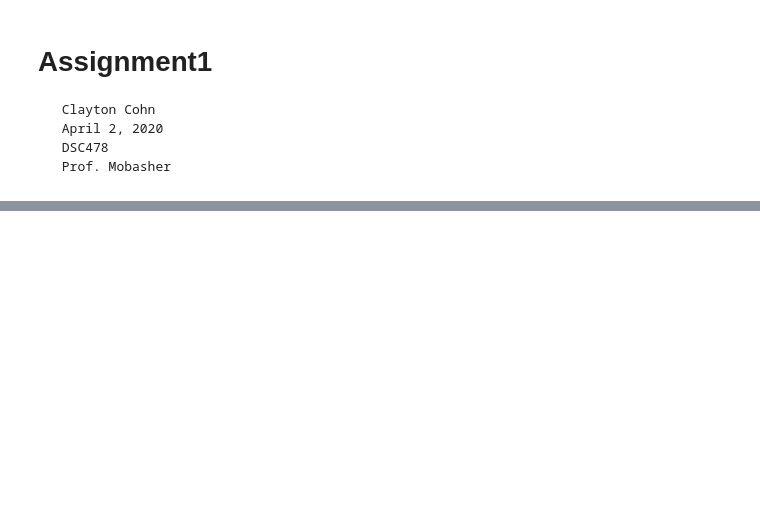
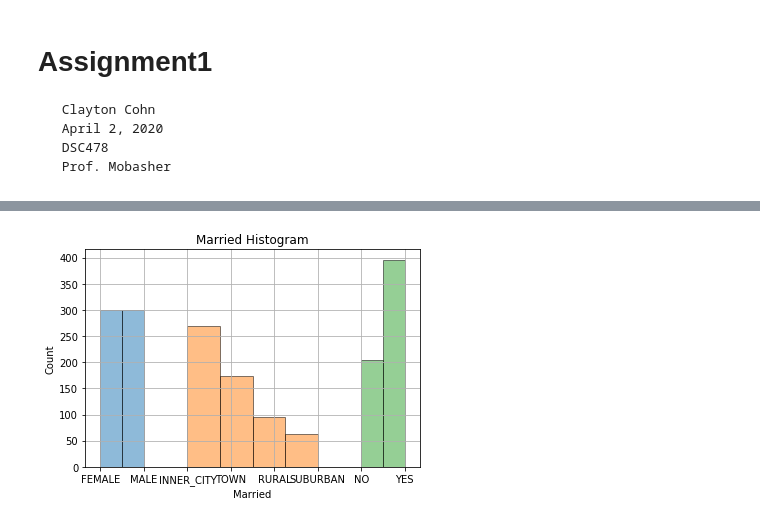
Before and after one commit to claytoncohn/DSC478, a Jupyter notebook: Jupyter/Assignment1.ipynb, the cells around one changed output, grey strips where cells are left out. Drawn from its saved outputs; the diff is of its cells as text; code cells hidden in the pictures; blank space fills up the shorter version.

```diff
--- a/Jupyter/Assignment1.ipynb
+++ b/Jupyter/Assignment1.ipynb
@@ -32,0 +14,2 @@ df.sample(10)
+# %%
+df = pd.read_csv(DATA_PATH, delimiter=',')
@@ -32,0 +80,23 @@ df.sample(10)
+# %%
+# categorical attributes - gender
+hist_gender =plt.hist(df["gender"], bins=2, alpha=0.5, histtype='bar', ec='black')
+plt.xlabel('Gender')
+plt.ylabel('Count')
+plt.title('Gender Histogram')
+plt.grid(True)
+
+# categorical attributes - region
+plt.hist(df["region"], bins=4, alpha=0.5, histtype='bar', ec='black')
+plt.xlabel('Region')
+plt.ylabel('Count')
+plt.title('Region Histogram')
+plt.grid(True)
+
+# categorical attributes - married
+plt.hist(df["married"], bins=2, alpha=0.5, histtype='bar', ec='black')
+plt.xlabel('Married')
+plt.ylabel('Count')
+plt.title('Married Histogram')
+plt.grid(True)
+# %% [output]
+[figure, added]
```
Also changed, not shown: parts of 11 cells of this notebook.
